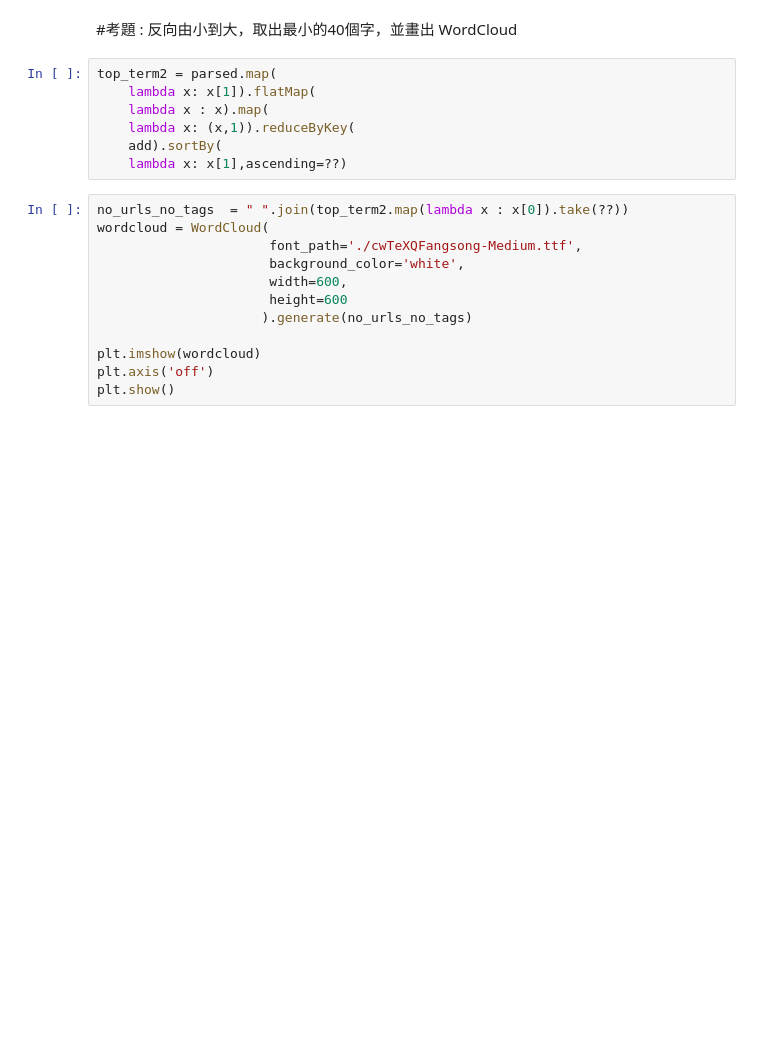
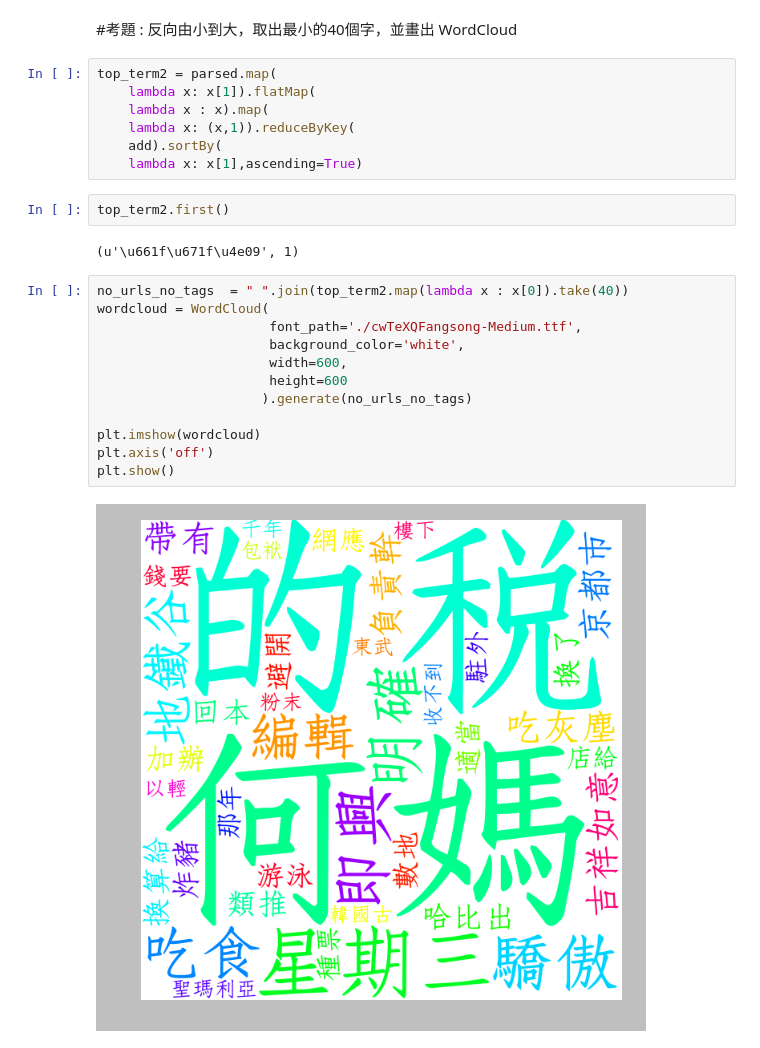
Before and after one commit to kenttw/spark_tutorial, a Jupyter notebook: 4.AnalysisArticle_Content.ipynb, the cells around one changed output. Drawn from its saved outputs; the diff is of its cells as text; blank space fills up the shorter version.

```diff
--- a/4.AnalysisArticle_Content.ipynb
+++ b/4.AnalysisArticle_Content.ipynb
@@ -106,16 +133,22 @@ top_term2 = parsed.map(
     lambda x : x).map(
     lambda x: (x,1)).reduceByKey(
     add).sortBy(
-    lambda x: x[1],ascending=??)
+    lambda x: x[1],ascending=True)
+# %%
+top_term2.first()
+# %% [output]
+(u'\u661f\u671f\u4e09', 1)
 # %%
-no_urls_no_tags  = " ".join(top_term2.map(lambda x : x[0]).take(??))
+no_urls_no_tags  = " ".join(top_term2.map(lambda x : x[0]).take(40))
 wordcloud = WordCloud(
                       font_path='./cwTeXQFangsong-Medium.ttf',
                       background_color='white',
                       width=600,
                       height=600
                      ).generate(no_urls_no_tags)
 
 plt.imshow(wordcloud)
 plt.axis('off')
 plt.show()
+# %% [output]
+[figure, added]
```
Also changed, not shown: parts of 4 cells of this notebook, 3 other files.
